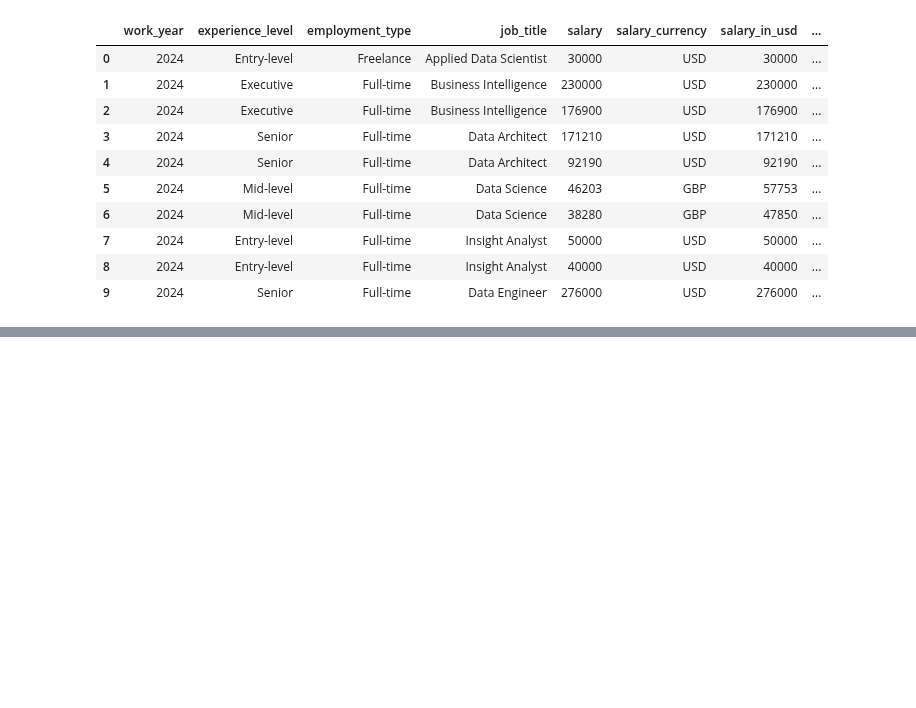
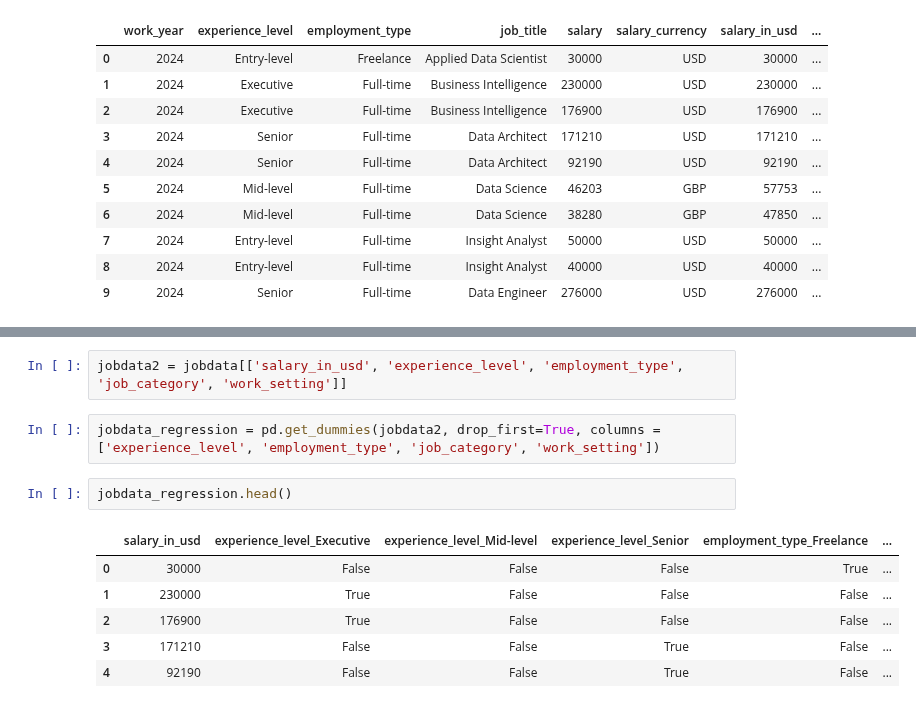
Before and after one commit to bdegouw/ad688-group1-job-market-analysis-f25, a Jupyter notebook: linear_regression.ipynb, the cells around one changed output, grey strips where cells are left out. Saved outputs shown, nothing was run; the diff lists cells and outputs as text; blank space fills up the shorter version.

Commit message:
adding linear regression model

```diff
--- a/linear_regression.ipynb
+++ b/linear_regression.ipynb
@@ -19,0 +43,13 @@ jobdata.head(10)
+# %%
+jobdata2 = jobdata[['salary_in_usd', 'experience_level', 'employment_type', 'job_category', 'work_setting']]
+# %%
+jobdata_regression = pd.get_dummies(jobdata2, drop_first=True, columns = ['experience_level', 'employment_type', 'job_category', 'work_setting'])
+# %%
+jobdata_regression.head()
+# %% [output]
+|  | salary_in_usd | experience_level_Executive | experience_level_Mid-level | experience_level_Senior | employment_type_Freelance | ... |
+| 0 | 30000 | False | False | False | True | ... |
+| 1 | 230000 | True | False | False | False | ... |
+| 2 | 176900 | True | False | False | False | ... |
+| 3 | 171210 | False | False | True | False | ... |
+| 4 | 92190 | False | False | True | False | ... |
```
Also changed, not shown: parts of 5 cells of this notebook.
